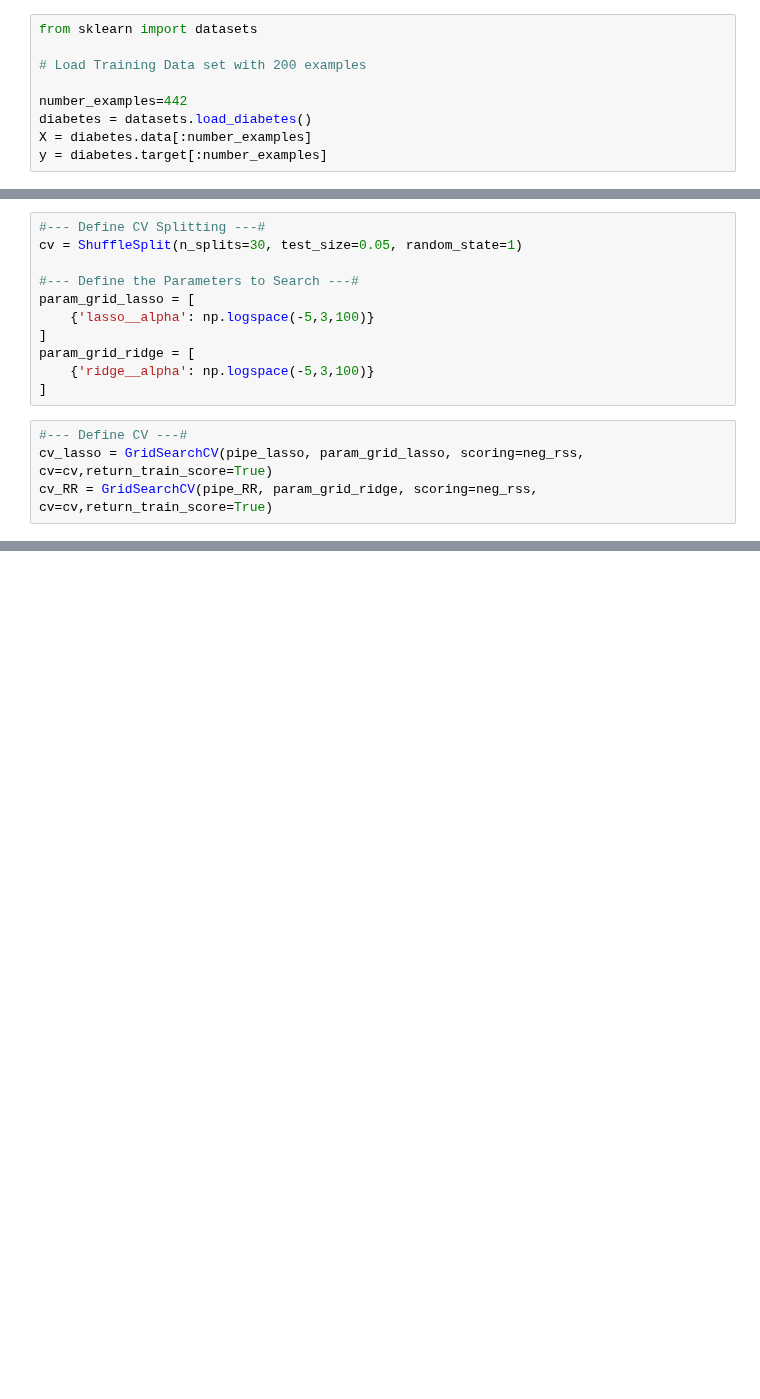
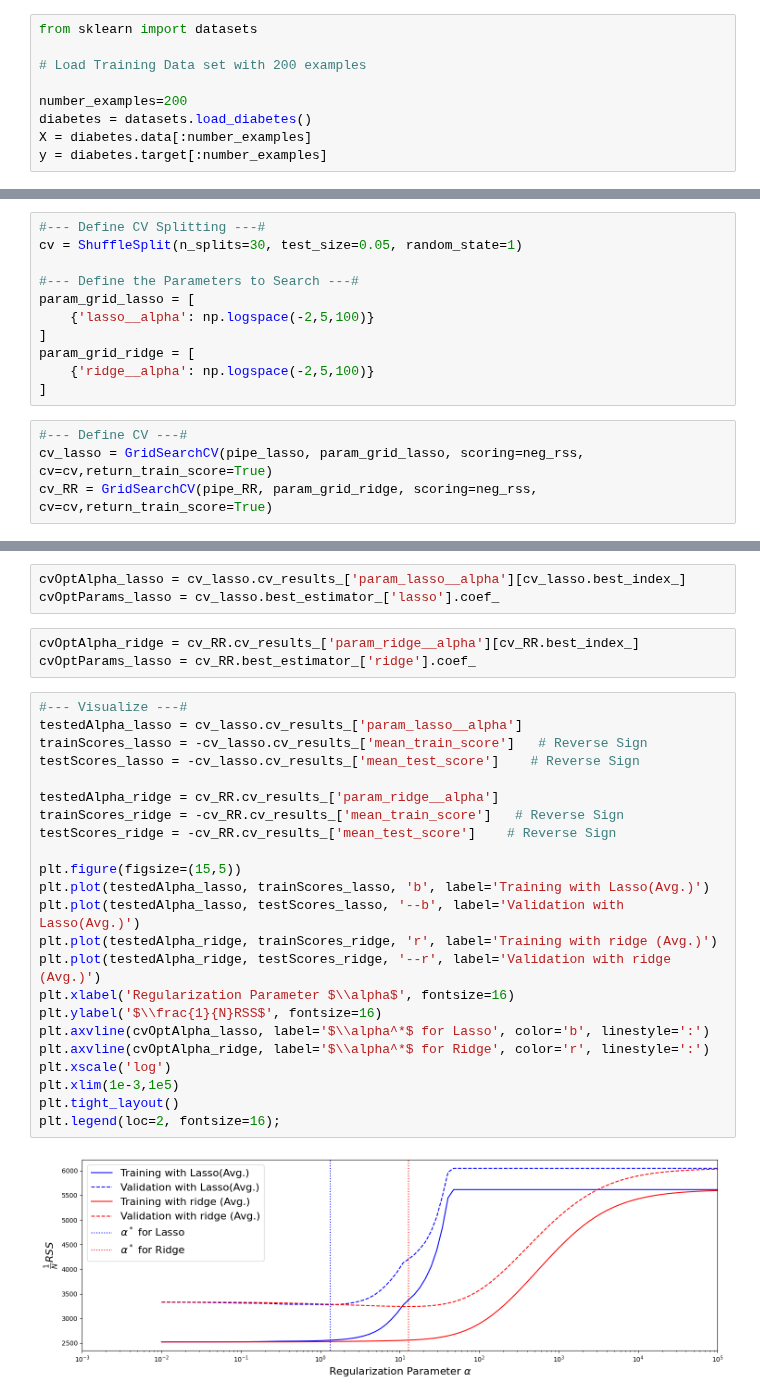
Before and after one commit to roduit/FundamentalLearningEPFL, a Jupyter notebook: TP6/[exercise]ols-ridge-lasso.ipynb, the cells around one changed output, grey strips where cells are left out. Saved outputs shown, nothing was run; the diff lists cells and outputs as text; blank space fills up the shorter version.

```diff
--- a/TP6/[exercise]ols-ridge-lasso.ipynb
+++ b/TP6/[exercise]ols-ridge-lasso.ipynb
@@ -445,7 +452,7 @@ from sklearn import datasets
 
 # Load Training Data set with 200 examples
 
-number_examples=442
+number_examples=200
 diabetes = datasets.load_diabetes()
 X = diabetes.data[:number_examples]
 y = diabetes.target[:number_examples]
@@ -500,10 +507,10 @@ cv = ShuffleSplit(n_splits=30, test_size=0.05, random_state=1)
 
 #--- Define the Parameters to Search ---#
 param_grid_lasso = [
-    {'lasso__alpha': np.logspace(-5,3,100)}
+    {'lasso__alpha': np.logspace(-2,5,100)}
 ]
 param_grid_ridge = [
-    {'ridge__alpha': np.logspace(-5,3,100)}
+    {'ridge__alpha': np.logspace(-2,5,100)}
 ]
 # %%
 #--- Define CV ---#
@@ -527,2 +534,33 @@ GridSearchCV(cv=ShuffleSplit(n_splits=30, random_state=1, test_size=0.05, train_
              return_train_score=True,
              scoring=<function neg_rss at 0x...>)
+# %%
+cvOptAlpha_lasso = cv_lasso.cv_results_['param_lasso__alpha'][cv_lasso.best_index_]
+cvOptParams_lasso = cv_lasso.best_estimator_['lasso'].coef_
+# %%
+cvOptAlpha_ridge = cv_RR.cv_results_['param_ridge__alpha'][cv_RR.best_index_]
+cvOptParams_lasso = cv_RR.best_estimator_['ridge'].coef_
+# %%
+#--- Visualize ---#
+testedAlpha_lasso = cv_lasso.cv_results_['param_lasso__alpha']
+trainScores_lasso = -cv_lasso.cv_results_['mean_train_score']   # Reverse Sign
+testScores_lasso = -cv_lasso.cv_results_['mean_test_score']    # Reverse Sign
+
+testedAlpha_ridge = cv_RR.cv_results_['param_ridge__alpha']
+trainScores_ridge = -cv_RR.cv_results_['mean_train_score']   # Reverse Sign
+testScores_ridge = -cv_RR.cv_results_['mean_test_score']    # Reverse Sign
+
+plt.figure(figsize=(15,5))
+plt.plot(testedAlpha_lasso, trainScores_lasso, 'b', label='Training with Lasso(Avg.)')
+plt.plot(testedAlpha_lasso, testScores_lasso, '--b', label='Validation with Lasso(Avg.)')
+plt.plot(testedAlpha_ridge, trainScores_ridge, 'r', label='Training with ridge (Avg.)')
+plt.plot(testedAlpha_ridge, testScores_ridge, '--r', label='Validation with ridge (Avg.)')
+plt.xlabel('Regularization Parameter $\\alpha$', fontsize=16)
+plt.ylabel('$\\frac{1}{N}RSS$', fontsize=16)
+plt.axvline(cvOptAlpha_lasso, label='$\\alpha^*$ for Lasso', color='b', linestyle=':')
+plt.axvline(cvOptAlpha_ridge, label='$\\alpha^*$ for Ridge', color='r', linestyle=':')
+plt.xscale('log')
+plt.xlim(1e-3,1e5)
+plt.tight_layout()
+plt.legend(loc=2, fontsize=16);
+# %% [output]
+[figure, added]
```
Also changed, not shown: parts of 9 cells of this notebook.
